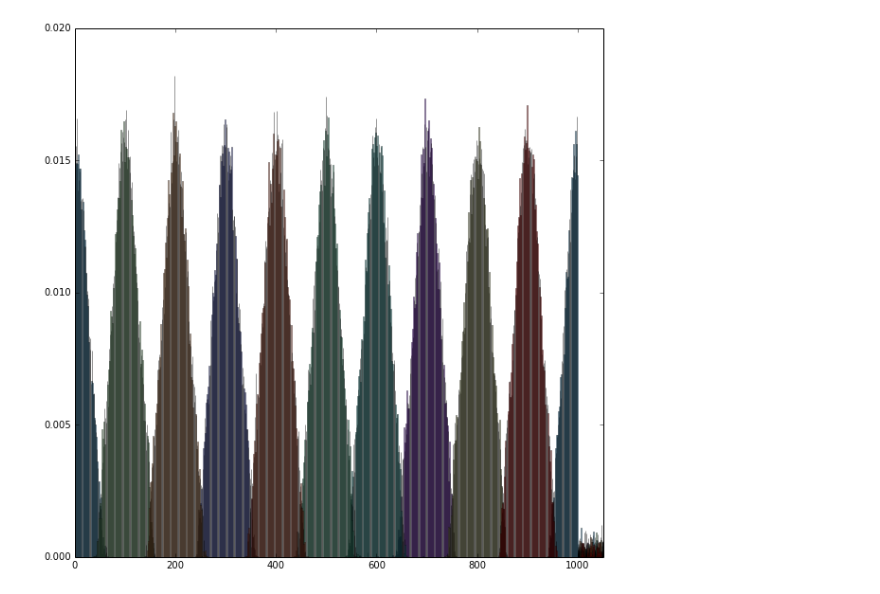
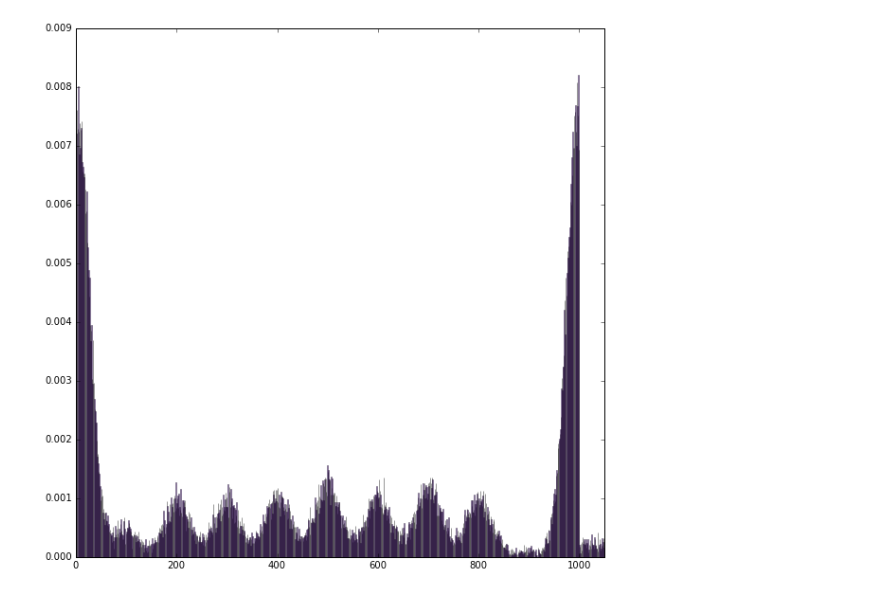
Before and after one commit to DylanV/lda, a Jupyter notebook: Generated dataset analysis.ipynb, the cells around one changed output. Cells and saved outputs as stored; diff of their text form; code cells hidden in the pictures.

```diff
--- a/Generated dataset analysis.ipynb
+++ b/Generated dataset analysis.ipynb
@@ -11,0 +14,16 @@ for line in open(path):
+# %%
+path = os.path.join(os.getcwd(), "cpp", "params", "dat", "beta.dat")
+beta = pd.read_table(path, sep=" ", header = None)
+
+num_topics = beta.shape[0]
+num_words = beta.shape[1]
+
+plt.figure(1, figsize=(10,10))
+colors = iter(cm.rainbow(np.linspace(0, 1, num_topics+1)))
+word_ids = xrange(num_words)
+
+for k in xrange(num_topics):
+    plt.bar(word_ids, beta.loc[k].values,  color=next(colors), alpha=0.4, edgecolor = "none")
+
+plt.xlim(0, num_words)
+plt.show()
@@ -12,24 +32,14 @@ for line in open(path):
 # %%
-count = 0
-topics = 0
-words = 0
+num_topics = beta.shape[0]
+num_words = beta.shape[1]
+
 plt.figure(1, figsize=(10,10))
-colors = iter(cm.rainbow(np.linspace(0, 1, 10)))
-for line in open(path):
-    if(count == 0):
-        items = line.split()
-        topics = int(items[0])
-        words = int(items[1])
-        colors = iter(cm.rainbow(np.linspace(0, 1, topics)))
-    else:
-        probs = line.split()
-        for i, prob in enumerate(probs):
-            probs[i] = float(prob)
-        word_ids = xrange(words)
-        plt.bar(word_ids, probs,  color=next(colors), alpha=0.4, edgecolor = "none")
-    count +=1
-plt.xlim(0, words)
+colors = iter(cm.rainbow(np.linspace(0, 1, num_topics+1)))
+word_ids = xrange(num_words)
+
+plt.bar(word_ids, beta.loc[1].values,  color=next(colors), alpha=0.4, edgecolor = "none")
+
+plt.xlim(0, num_words)
 plt.show()
-# plt.savefig('beta.png')
 # %% [output]
-[figure, old version]
+[figure, new version]
```
Also changed, not shown: parts of 4 cells of this notebook, 8 other files.
